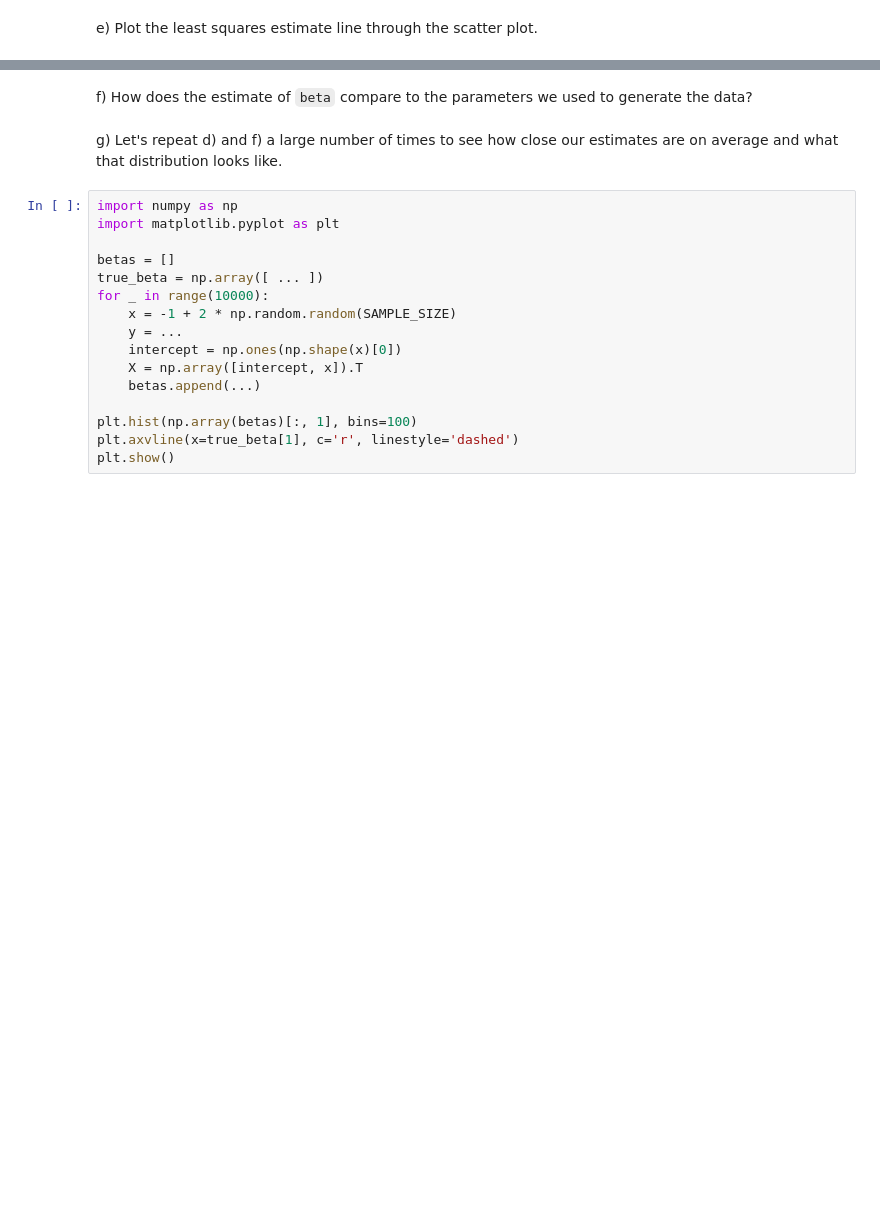
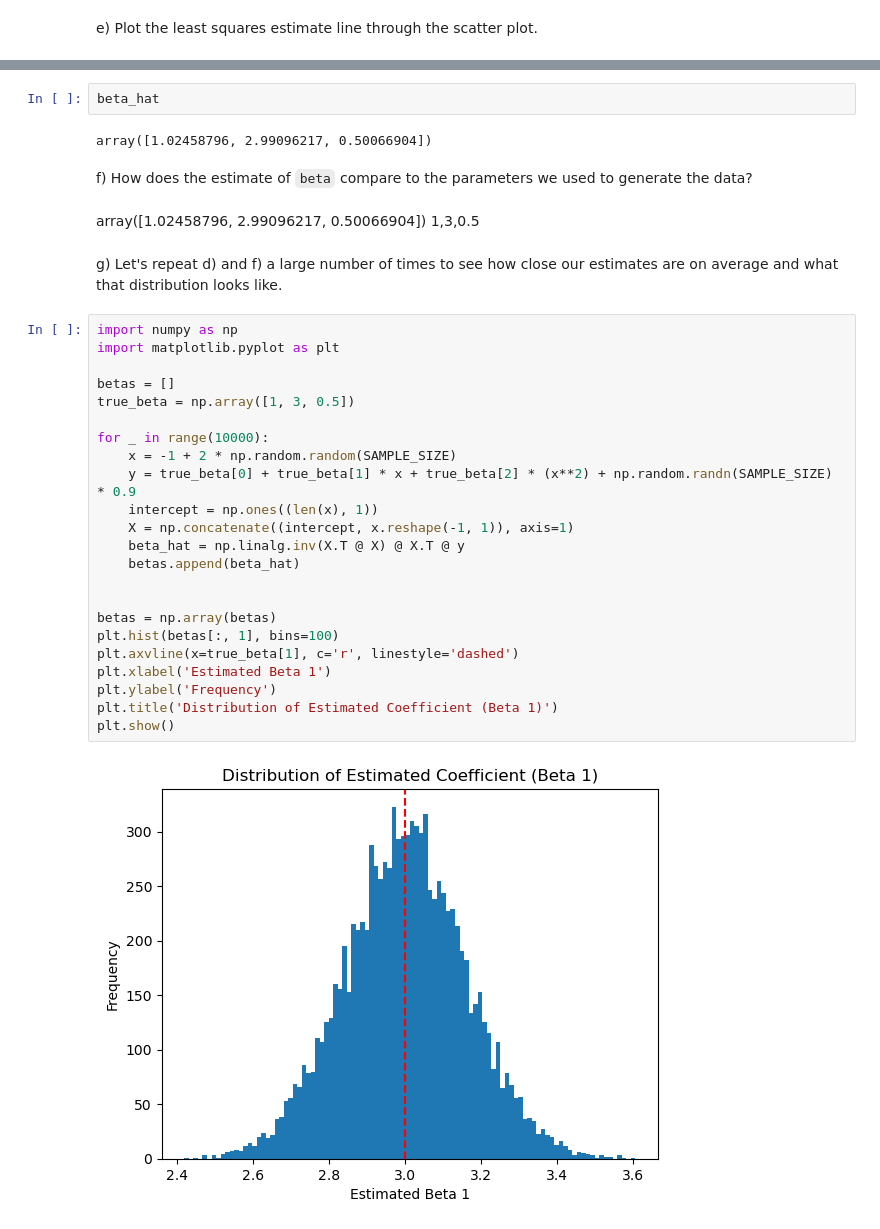
Before and after one commit to dvorins/Data-Science-Fundamentals, a Jupyter notebook: lecture_18/worksheet_18.ipynb, the cells around one changed output, grey strips where cells are left out. Cells and saved outputs as stored; diff of their text form; blank space fills up the shorter version.

```diff
--- a/lecture_18/worksheet_18.ipynb
+++ b/lecture_18/worksheet_18.ipynb
@@ -156,20 +143,35 @@ plt.show()
+# %%
+beta_hat
+# %% [output]
+array([1.02458796, 2.99096217, 0.50066904])
 # %% [markdown]
 f) How does the estimate of `beta` compare to the parameters we used to generate the data?
+# %% [markdown]
+array([1.02458796, 2.99096217, 0.50066904]) 1,3,0.5
 # %% [markdown]
 g) Let's repeat d) and f) a large number of times to see how close our estimates are on average and what that distribution looks like.
 # %%
 import numpy as np
 import matplotlib.pyplot as plt
 
 betas = []
-true_beta = np.array([ ... ])
+true_beta = np.array([1, 3, 0.5])
+
 for _ in range(10000):
     x = -1 + 2 * np.random.random(SAMPLE_SIZE)
-    y = ...
-    intercept = np.ones(np.shape(x)[0])
-    X = np.array([intercept, x]).T
-    betas.append(...)
+    y = true_beta[0] + true_beta[1] * x + true_beta[2] * (x**2) + np.random.randn(SAMPLE_SIZE) * 0.9
+    intercept = np.ones((len(x), 1))
+    X = np.concatenate((intercept, x.reshape(-1, 1)), axis=1)
+    beta_hat = np.linalg.inv(X.T @ X) @ X.T @ y
+    betas.append(beta_hat)
 
-plt.hist(np.array(betas)[:, 1], bins=100)
+
+betas = np.array(betas)
+plt.hist(betas[:, 1], bins=100)
 plt.axvline(x=true_beta[1], c='r', linestyle='dashed')
+plt.xlabel('Estimated Beta 1')
+plt.ylabel('Frequency')
+plt.title('Distribution of Estimated Coefficient (Beta 1)')
 plt.show()
+# %% [output]
+[figure, added]
```
Also changed, not shown: parts of 5 cells of this notebook.
